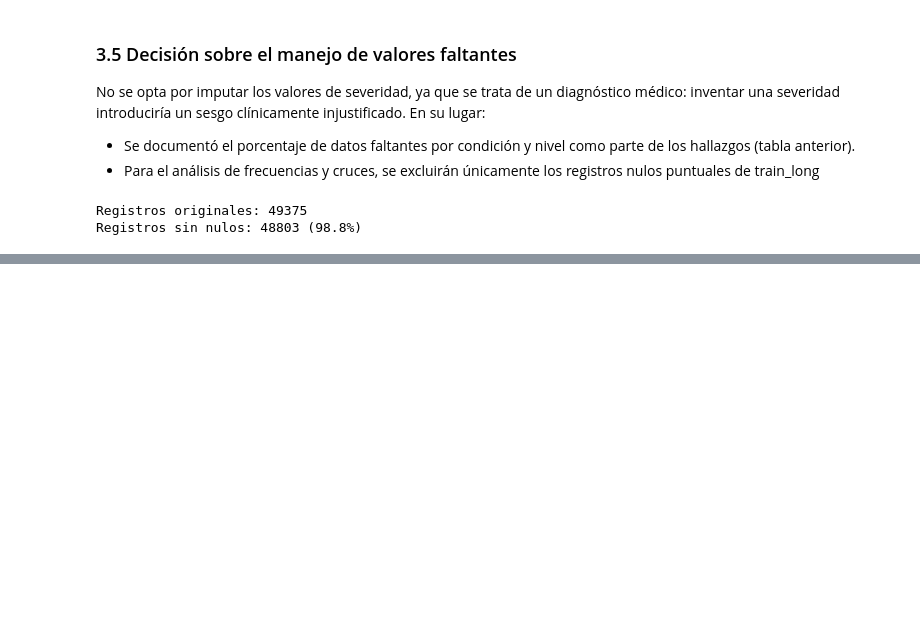
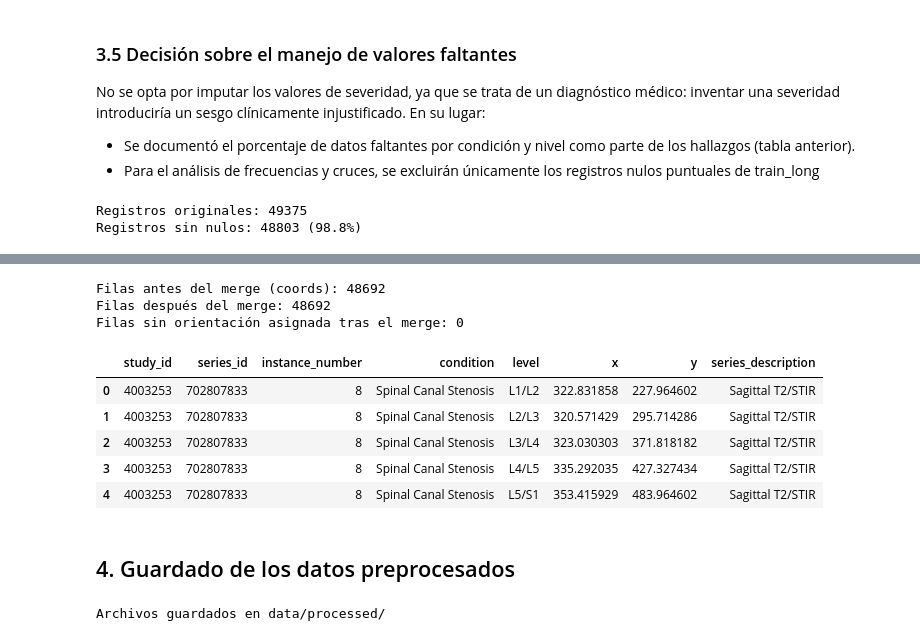
Before and after one commit to Albu231311/Proyecto2-DS, a Jupyter notebook: Proyecto2_Limpieza_Preprocesamiento.ipynb, the cells around one changed output, grey strips where cells are left out. Drawn from its saved outputs; the diff is of its cells as text; code cells hidden in the pictures; blank space fills up the shorter version.

Commit message:
feat: add processed severity datasets and analysis documentation for lumbar spine project

```diff
--- a/Proyecto2_Limpieza_Preprocesamiento.ipynb
+++ b/Proyecto2_Limpieza_Preprocesamiento.ipynb
@@ -209,0 +329,32 @@ Registros sin nulos: 48803 (98.8%)
+# %%
+coords_series = coords.merge(series, on=['study_id', 'series_id'], how='left')
+
+print(f"Filas antes del merge (coords): {len(coords)}")
+print(f"Filas después del merge: {len(coords_series)}")
+print(f"Filas sin orientación asignada tras el merge: {coords_series['series_description'].isnull().sum()}")
+
+coords_series.head()
+# %% [output]
+Filas antes del merge (coords): 48692
+Filas después del merge: 48692
+Filas sin orientación asignada tras el merge: 0
+|  | study_id | series_id | instance_number | condition | level | x | y | series_description |
+| 0 | 4003253 | 702807833 | 8 | Spinal Canal Stenosis | L1/L2 | 322.831858 | 227.964602 | Sagittal T2/STIR |
+| 1 | 4003253 | 702807833 | 8 | Spinal Canal Stenosis | L2/L3 | 320.571429 | 295.714286 | Sagittal T2/STIR |
+| 2 | 4003253 | 702807833 | 8 | Spinal Canal Stenosis | L3/L4 | 323.030303 | 371.818182 | Sagittal T2/STIR |
+| 3 | 4003253 | 702807833 | 8 | Spinal Canal Stenosis | L4/L5 | 335.292035 | 427.327434 | Sagittal T2/STIR |
+| 4 | 4003253 | 702807833 | 8 | Spinal Canal Stenosis | L5/S1 | 353.415929 | 483.964602 | Sagittal T2/STIR |
+# %% [markdown]
+## 4. Guardado de los datos preprocesados
+# %%
+import os
+os.makedirs('data/processed', exist_ok=True)
+
+train_num.to_csv('data/processed/train_severidad_numerica.csv', index=False)
+train_long_clean.to_csv('data/processed/train_formato_largo.csv', index=False)
+coords_series.to_csv('data/processed/coords_series_merged.csv', index=False)
+tabla_nulos.to_csv('data/processed/tabla_nulos_condicion_nivel.csv')
+
+print("Archivos guardados en data/processed/")
+# %% [output]
+Archivos guardados en data/processed/
```
Also changed, not shown: parts of 11 cells of this notebook.
